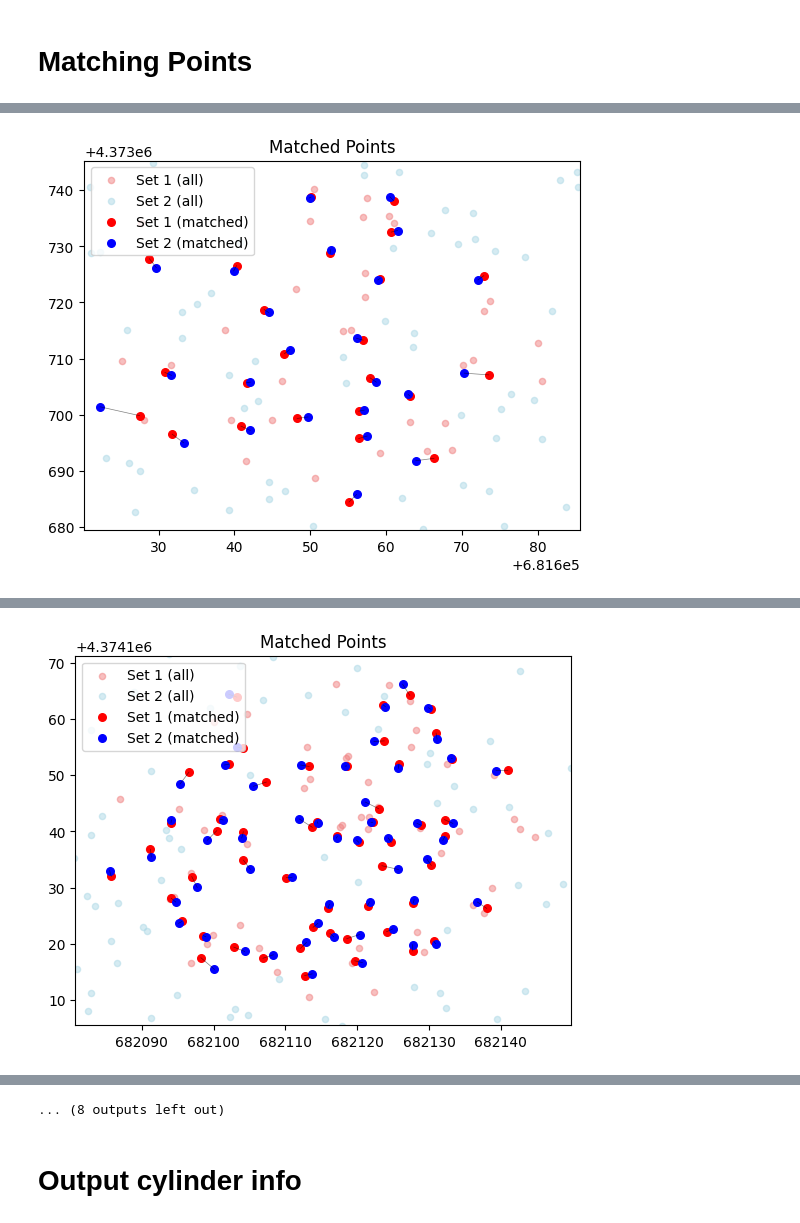
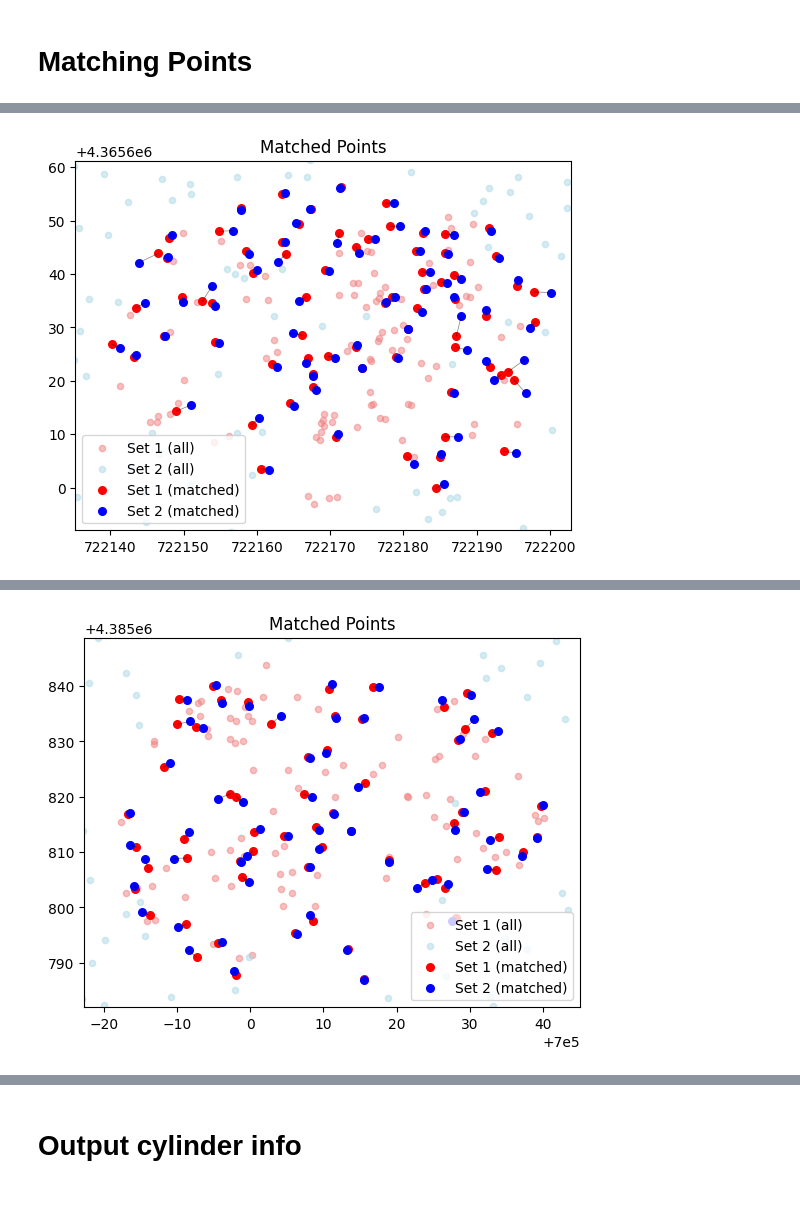
Before and after one commit to open-forest-observatory/tree-detection-framework, a Jupyter notebook: sandbox/evaluation/detection_comparisons.ipynb, the cells around one changed output, grey strips where cells are left out. Cells and saved outputs as stored; diff of their text form; code cells hidden in the pictures.

```diff
--- a/sandbox/evaluation/detection_comparisons.ipynb
+++ b/sandbox/evaluation/detection_comparisons.ipynb
@@ -28,8 +28,14 @@ def gdf2rd(gdf):
 # %%
 PROJECT_ROOT = Path("/ofo-share/species-prediction-project/intermediate/")
 
+# Hand pick these missions to check
+CHECK = ["0004", "0005", "0009", "0014"]
+
 # Load field survey data (ground truth)
-gt_paths = sorted((PROJECT_ROOT / "shifted_field_trees/").glob("*.gpkg"))
+gt_paths = [
+    gpkg_path for gpkg_path in sorted((PROJECT_ROOT / "shifted_field_trees/").glob("*.gpkg"))
+    if gpkg_path.name[:4] in CHECK
+]
 gt_pts = [gdf2rd(gpd.read_file(gpkg_path)) for gpkg_path in gt_paths]
 
 # Load geometric tree detections, aligned with the field survey points
@@ -41,7 +47,7 @@ geo_pts = [gdf2rd(gpd.read_file(gpkg_path)) for gpkg_path in geo_paths]
 
 # Find the canopy height models, aligned with the field survey points
 chm_paths = [
-    PROJECT_ROOT / "CHMs" / f"{gpkg_path.stem}.tif"
+    PROJECT_ROOT / "old_CHMs" / f"{gpkg_path.stem}.tif"
     for gpkg_path in gt_paths
 ]
 
@@ -108,7 +114,9 @@ Geo detections: ['EPSG:26910', 'EPSG:26910', 'EPSG:26910', 'EPSG:26910', 'EPSG:2
 # Matching Points
 # %%
 hcol1 = {"height_column_1": "height"}
-hcol2 = {}
+hcol2 = {"height_column_2": "height"}
+# hcol1 = {}
+# hcol2 = {}
 
 matches = []
 for ptsA, ptsB, chm_path in zip(gt_pts, geo_pts, chm_paths):
@@ -116,10 +124,9 @@ for ptsA, ptsB, chm_path in zip(gt_pts, geo_pts, chm_paths):
         match_points(
             ptsA,
             ptsB,
+            use_height_in_distance=0.1,
             **hcol1,
             **hcol2,
-            fillin_method="chm",
-            chm_path=chm_path,
             vis=True,
         )
     )
@@ -128 +135 @@ for ptsA, ptsB, chm_path in zip(gt_pts, geo_pts, chm_paths):
-[figure, old version]
+[figure, new version]
@@ -130 +137 @@ for ptsA, ptsB, chm_path in zip(gt_pts, geo_pts, chm_paths):
-[figure, old version]
+[figure, new version]
@@ -139,4 +142,3 @@ for ptsA, ptsB, chm_path in zip(gt_pts, geo_pts, chm_paths):
-... (8 outputs left out)
 # %% [markdown]
 # Output cylinder info
 # %%
```
Also changed, not shown: parts of 4 cells of this notebook.
